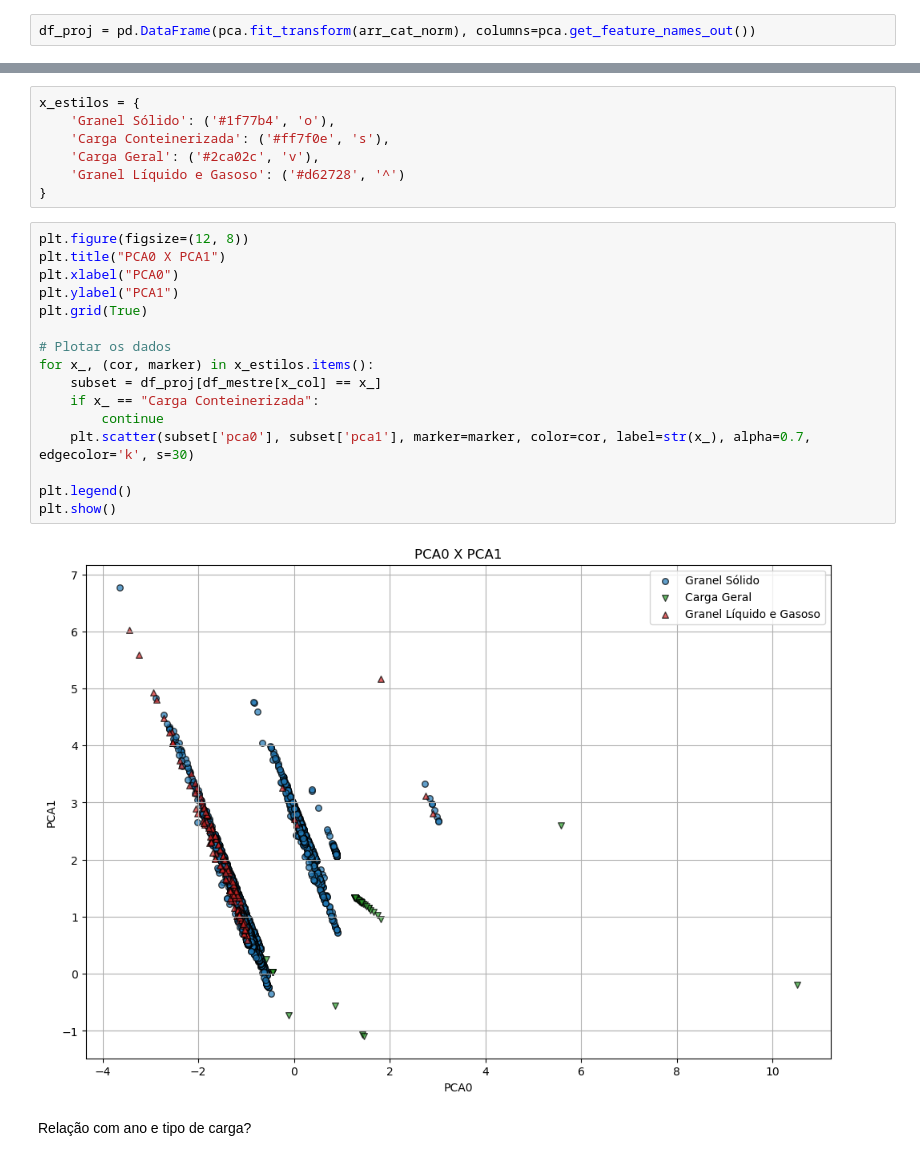
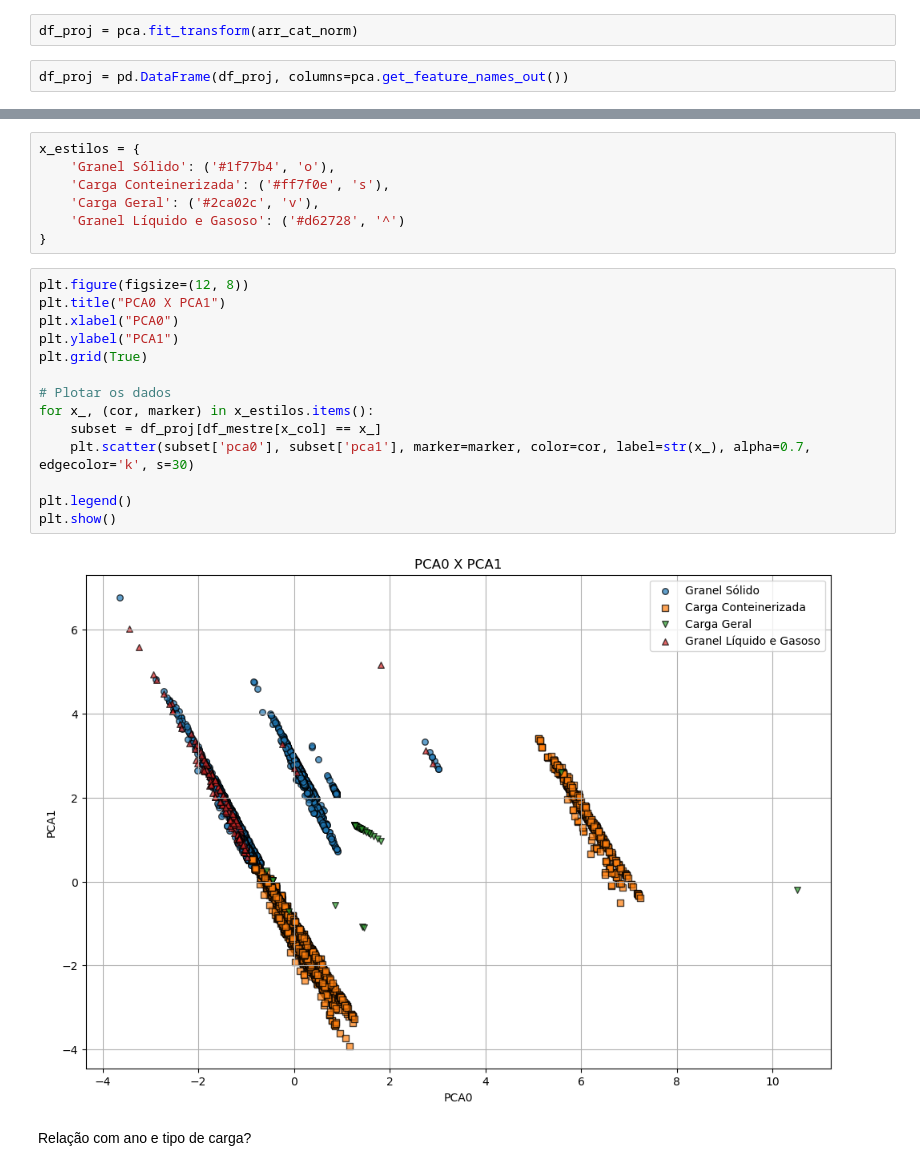
Before and after one commit to igorzeck/PCA, a Jupyter notebook: correlac_df_santos_imp_especifico.ipynb, the cells around one changed output, grey strips where cells are left out. Drawn from its saved outputs; the diff is of its cells as text.

```diff
--- a/correlac_df_santos_imp_especifico.ipynb
+++ b/correlac_df_santos_imp_especifico.ipynb
@@ -143,5 +172,7 @@ arr_cat_norm = normalizador.fit_transform(df_cat)
 ### Estimador e projeção
 # %%
 pca = PCA()
+# %%
+df_proj = pca.fit_transform(arr_cat_norm)
 # %%
-df_proj = pd.DataFrame(pca.fit_transform(arr_cat_norm), columns=pca.get_feature_names_out())
+df_proj = pd.DataFrame(df_proj, columns=pca.get_feature_names_out())
@@ -317,21 +440,19 @@ x_estilos = {
 # %%
 plt.figure(figsize=(12, 8))
 plt.title("PCA0 X PCA1")
 plt.xlabel("PCA0")
 plt.ylabel("PCA1")
 plt.grid(True)
 
 # Plotar os dados
 for x_, (cor, marker) in x_estilos.items():
     subset = df_proj[df_mestre[x_col] == x_]
-    if x_ == "Carga Conteinerizada":
-        continue
     plt.scatter(subset['pca0'], subset['pca1'], marker=marker, color=cor, label=str(x_), alpha=0.7, edgecolor='k', s=30)
 
 plt.legend()
 plt.show()
 # %% [output]
-[figure, old version]
+[figure, new version]
 # %% [markdown]
 Relação com ano e tipo de carga?
 # %% [markdown]
```
Also changed, not shown: parts of 45 cells of this notebook, 17 other files.
